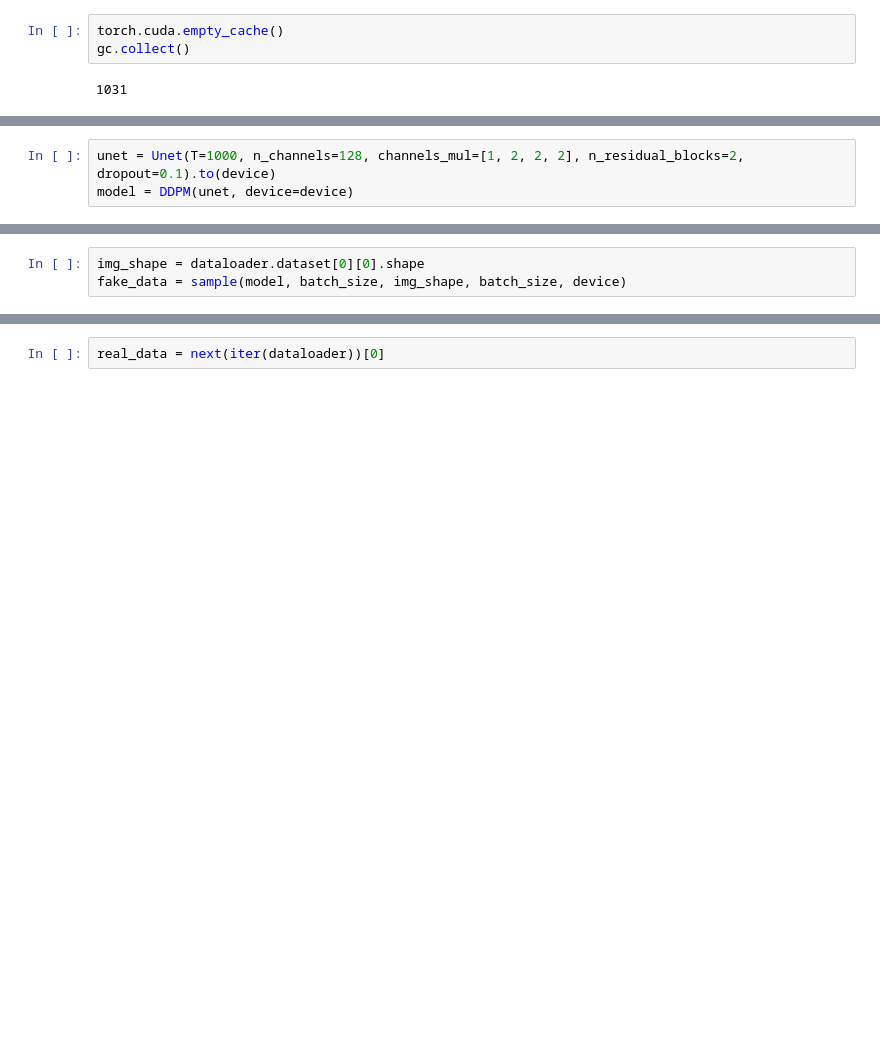
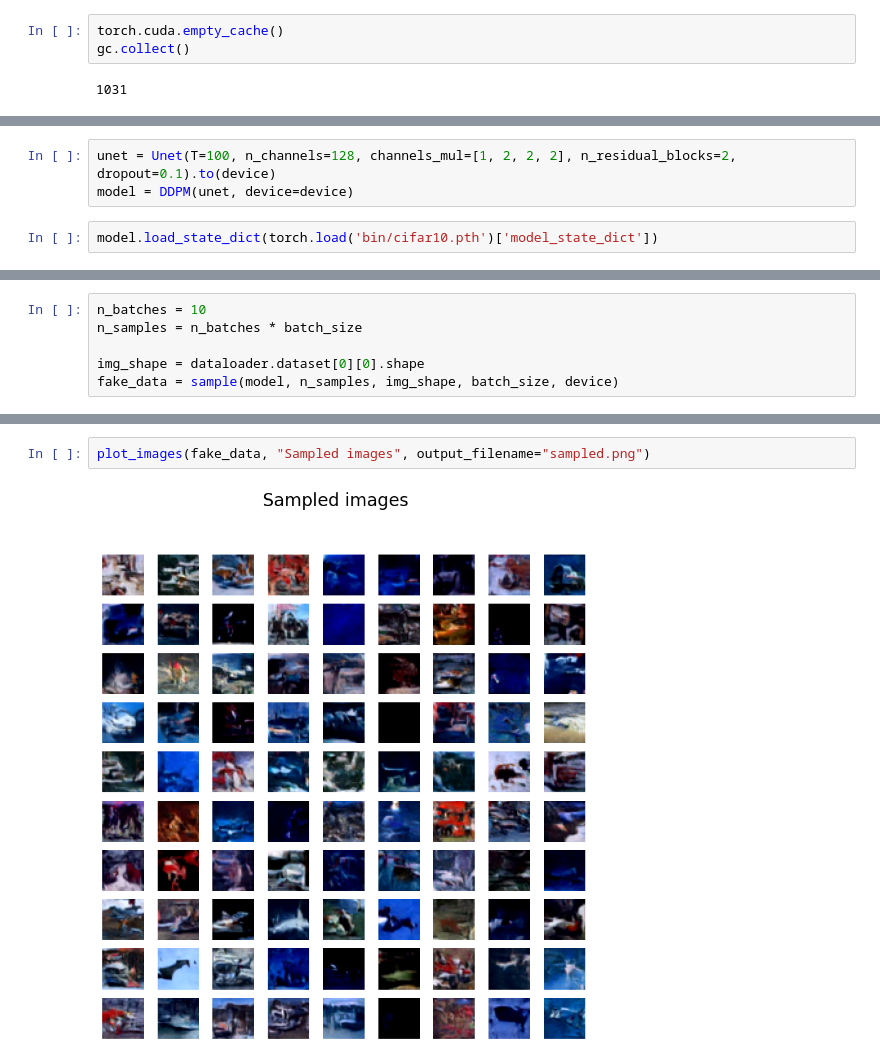
Before and after one commit to kkorolev1/diffusion-models, a Jupyter notebook: experiments.ipynb, the cells around one changed output, grey strips where cells are left out. Cells and saved outputs as stored; diff of their text form; blank space fills up the shorter version.

```diff
--- a/experiments.ipynb
+++ b/experiments.ipynb
@@ -33,3 +38,5 @@ Files already downloaded and verified
 # %%
-unet = Unet(T=1000, n_channels=128, channels_mul=[1, 2, 2, 2], n_residual_blocks=2, dropout=0.1).to(device)
+unet = Unet(T=100, n_channels=128, channels_mul=[1, 2, 2, 2], n_residual_blocks=2, dropout=0.1).to(device)
 model = DDPM(unet, device=device)
+# %%
+model.load_state_dict(torch.load('bin/cifar10.pth')['model_state_dict'])
@@ -36,3 +46,6 @@ model = DDPM(unet, device=device)
 # %%
+n_batches = 10
+n_samples = n_batches * batch_size
+
 img_shape = dataloader.dataset[0][0].shape
-fake_data = sample(model, batch_size, img_shape, batch_size, device)
+fake_data = sample(model, n_samples, img_shape, batch_size, device)
@@ -39,2 +58,4 @@ fake_data = sample(model, batch_size, img_shape, batch_size, device)
-# %%
-real_data = next(iter(dataloader))[0]
+# %%
+plot_images(fake_data, "Sampled images", output_filename="sampled.png")
+# %% [output]
+[figure, added]
```
Also changed, not shown: parts of 9 cells of this notebook, 4 other files.
